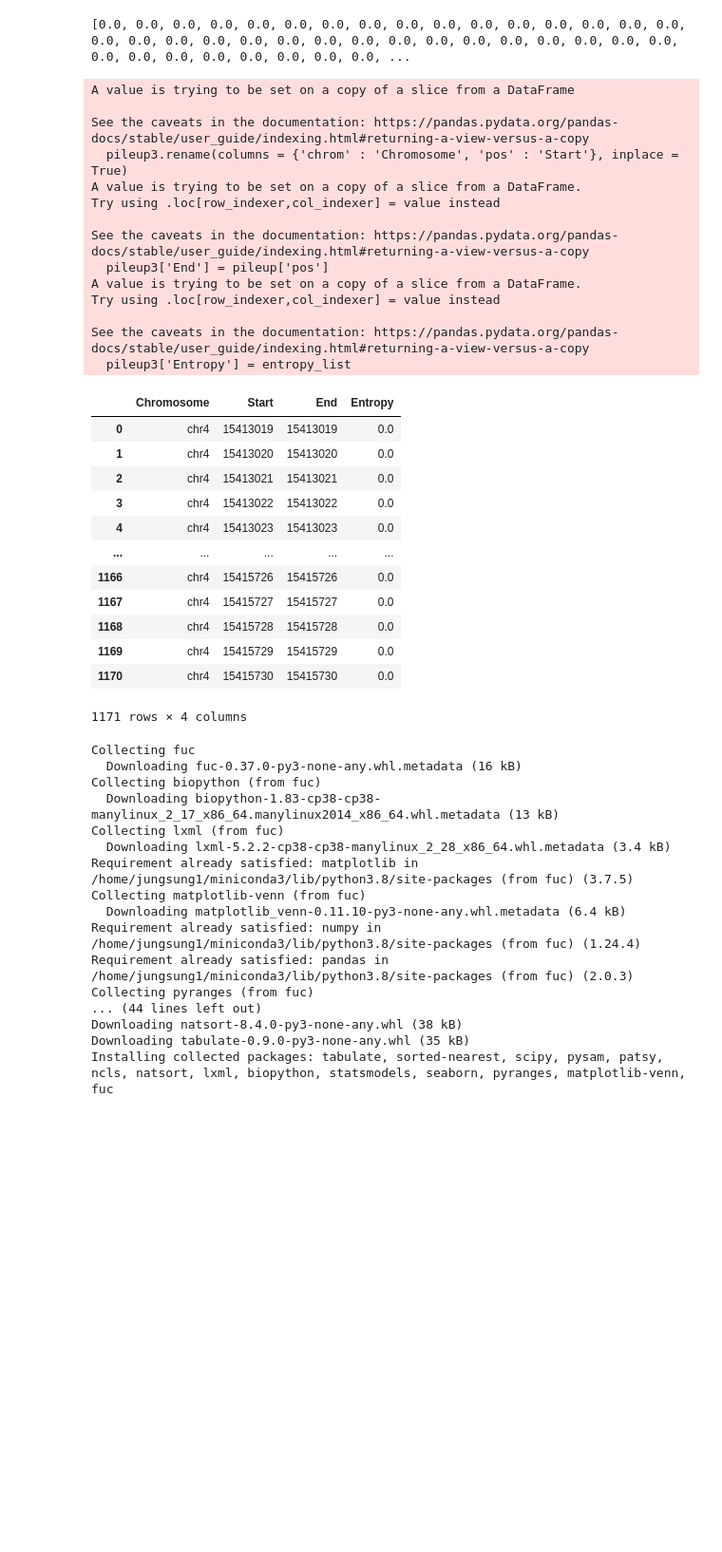
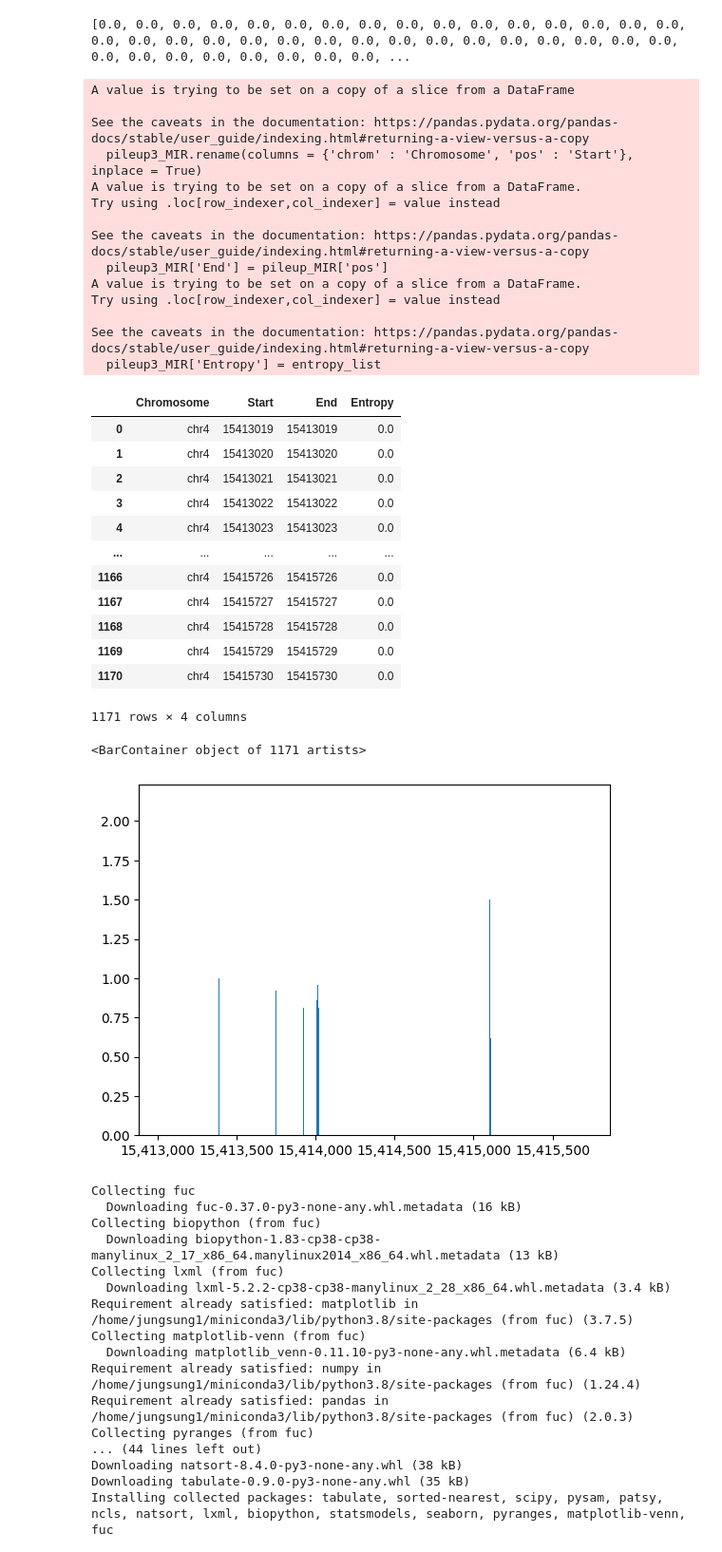
Before and after one commit to parkjongseung/JS_bioinformatics_project, a Jupyter notebook: free_extension_cp/free extension.ipynb, the cells around one changed output. Shown at 95% size. Saved outputs shown, nothing was run; the diff lists cells and outputs as text; code cells hidden in the pictures; blank space fills up the shorter version.

Commit message:
graph command

```diff
--- a/free_extension_cp/free extension.ipynb
+++ b/free_extension_cp/free extension.ipynb
@@ -13,8 +13,8 @@ wc -l MIR156C-SRR517963.pileup
 # %%
 import pandas as pd
 
-pileup = pd.read_csv('MIR156C-SRR517963.pileup', sep='\t', names = ['chrom', 'pos', '_ref', 'count', 'basereads', 'quals'] )
-pileup.tail(100)
+pileup_MIR = pd.read_csv('MIR156C-SRR517963.pileup', sep='\t', names = ['chrom', 'pos', '_ref', 'count', 'basereads', 'quals'] )
+pileup_MIR.tail(100)
 # %% [output]
 |  | chrom | pos | _ref | count | basereads | quals |
 | 1071 | chr4 | 15415574 | N | 0 | * | * |
@@ -32,5 +32,5 @@ pileup.tail(100)
 # %%
 import re
 toremove = re.compile('[<>$*#^]')
-pileup['matches'] = pileup['basereads'].apply(lambda x: toremove.sub('',x))
+pileup_MIR['matches'] = pileup_MIR['basereads'].apply(lambda x: toremove.sub('',x))
 # %%
@@ -100,26 +100,26 @@ print (entropy_list)
 [0.0, 0.0, 0.0, 0.0, 0.0, 0.0, 0.0, 0.0, 0.0, 0.0, 0.0, 0.0, 0.0, 0.0, 0.0, 0.0, 0.0, 0.0, 0.0, 0.0, 0.0, 0.0, 0.0, 0.0, 0.0, 0.0, 0.0, 0.0, 0.0, 0.0, 0.0, 0.0, 0.0, 0.0, 0.0, 0.0, 0.0, 0.0, 0.0, 0.0, ...
 # %%
 # pileup3 만들기
-pileup3 = pileup[['chrom', 'pos']]
-pileup3.rename(columns = {'chrom' : 'Chromosome', 'pos' : 'Start'}, inplace = True)
-pileup3['End'] = pileup['pos']
-pileup3['Entropy'] = entropy_list
-pileup3
+pileup3_MIR = pileup_MIR[['chrom', 'pos']]
+pileup3_MIR.rename(columns = {'chrom' : 'Chromosome', 'pos' : 'Start'}, inplace = True)
+pileup3_MIR['End'] = pileup_MIR['pos']
+pileup3_MIR['Entropy'] = entropy_list
+pileup3_MIR
 # %% [output]
 A value is trying to be set on a copy of a slice from a DataFrame
 
 See the caveats in the documentation: https://pandas.pydata.org/pandas-docs/stable/user_guide/indexing.html#returning-a-view-versus-a-copy
-  pileup3.rename(columns = {'chrom' : 'Chromosome', 'pos' : 'Start'}, inplace = True)
+  pileup3_MIR.rename(columns = {'chrom' : 'Chromosome', 'pos' : 'Start'}, inplace = True)
 A value is trying to be set on a copy of a slice from a DataFrame.
 Try using .loc[row_indexer,col_indexer] = value instead
 
 See the caveats in the documentation: https://pandas.pydata.org/pandas-docs/stable/user_guide/indexing.html#returning-a-view-versus-a-copy
-  pileup3['End'] = pileup['pos']
+  pileup3_MIR['End'] = pileup_MIR['pos']
 A value is trying to be set on a copy of a slice from a DataFrame.
 Try using .loc[row_indexer,col_indexer] = value instead
 
 See the caveats in the documentation: https://pandas.pydata.org/pandas-docs/stable/user_guide/indexing.html#returning-a-view-versus-a-copy
-  pileup3['Entropy'] = entropy_list
+  pileup3_MIR['Entropy'] = entropy_list
 |  | Chromosome | Start | End | Entropy |
 | 0 | chr4 | 15413019 | 15413019 | 0.0 |
 | 1 | chr4 | 15413020 | 15413020 | 0.0 |
@@ -133,6 +133,18 @@ See the caveats in the documentation: https://pandas.pydata.org/pandas-docs/stab
 | 1169 | chr4 | 15415729 | 15415729 | 0.0 |
 | 1170 | chr4 | 15415730 | 15415730 | 0.0 |
 1171 rows × 4 columns
+# %%
+import matplotlib.pyplot as plt
+from matplotlib.ticker import FuncFormatter
+
+def format_func(value, tick_number):
+    return f"{int(value):,}"
+
+plt.gca().xaxis.set_major_formatter(FuncFormatter(format_func))
+plt.bar(pileup3_MIR['Start'], pileup3_MIR['Entropy'])
+# %% [output]
+<BarContainer object of 1171 artists>
+[figure, added]
 # %%
 # 필요한 library 설치
 !pip install fuc
```
Also changed, not shown: parts of 14 cells of this notebook.
